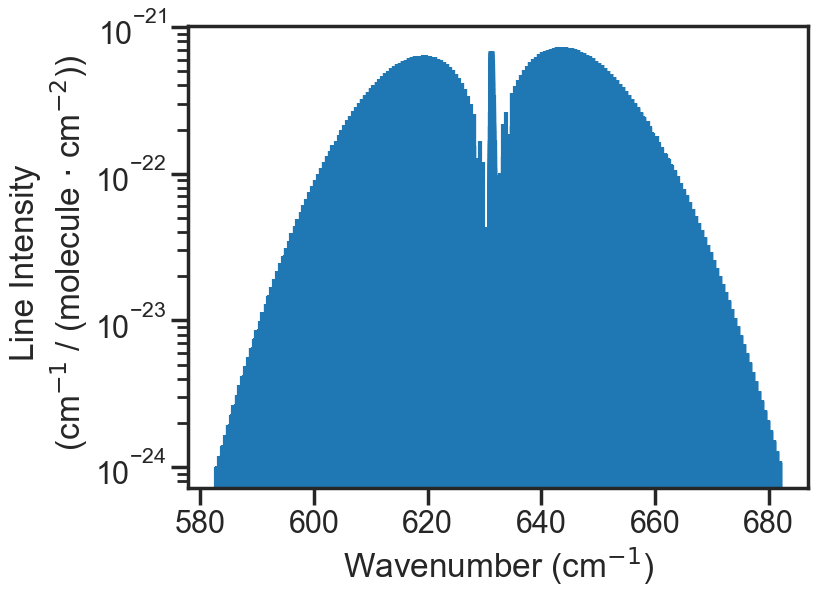
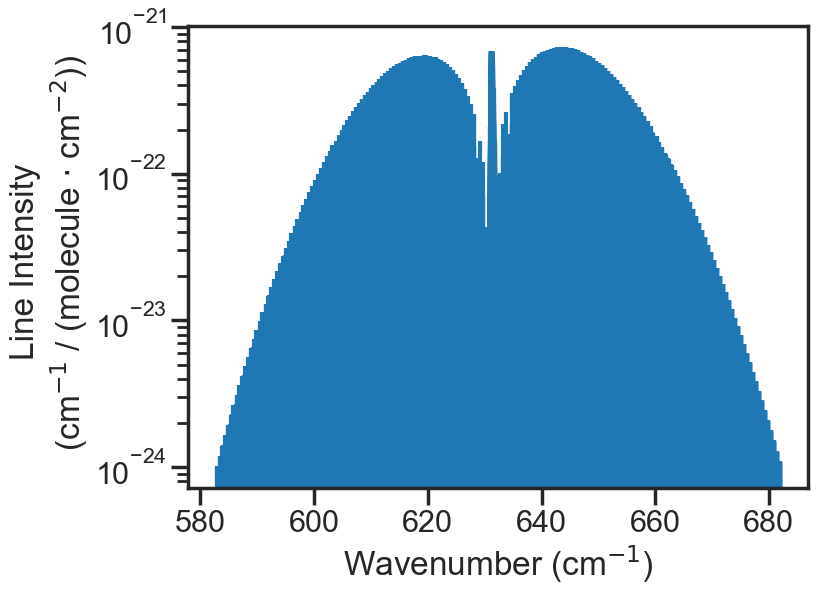
The notebook cell's code change between the first figure and the second:
--- before
+++ after
@@ -1,4 +1,4 @@
 plt.figure(figsize=(8, 6))
-plt.stem(PARAM_LINELIST['nu'], PARAM_LINELIST['sw'], use_line_collection = True, markerfmt = " ")
+plt.stem(PARAM_LINELIST['nu'], PARAM_LINELIST['sw'],  markerfmt = " ")
 plt.yscale('log')
 plt.xlabel('Wavenumber (cm$^{-1}$)')

Commit: Checked that all examples still work